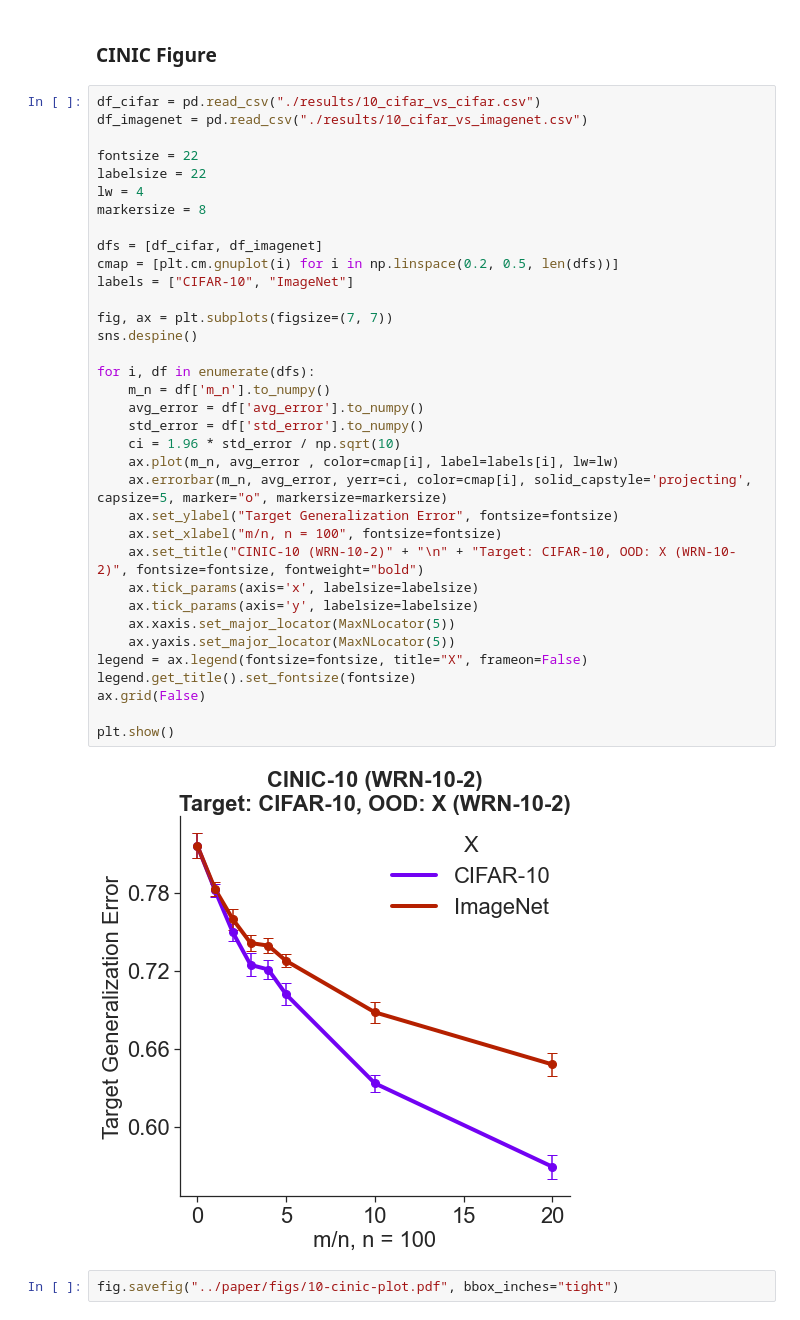
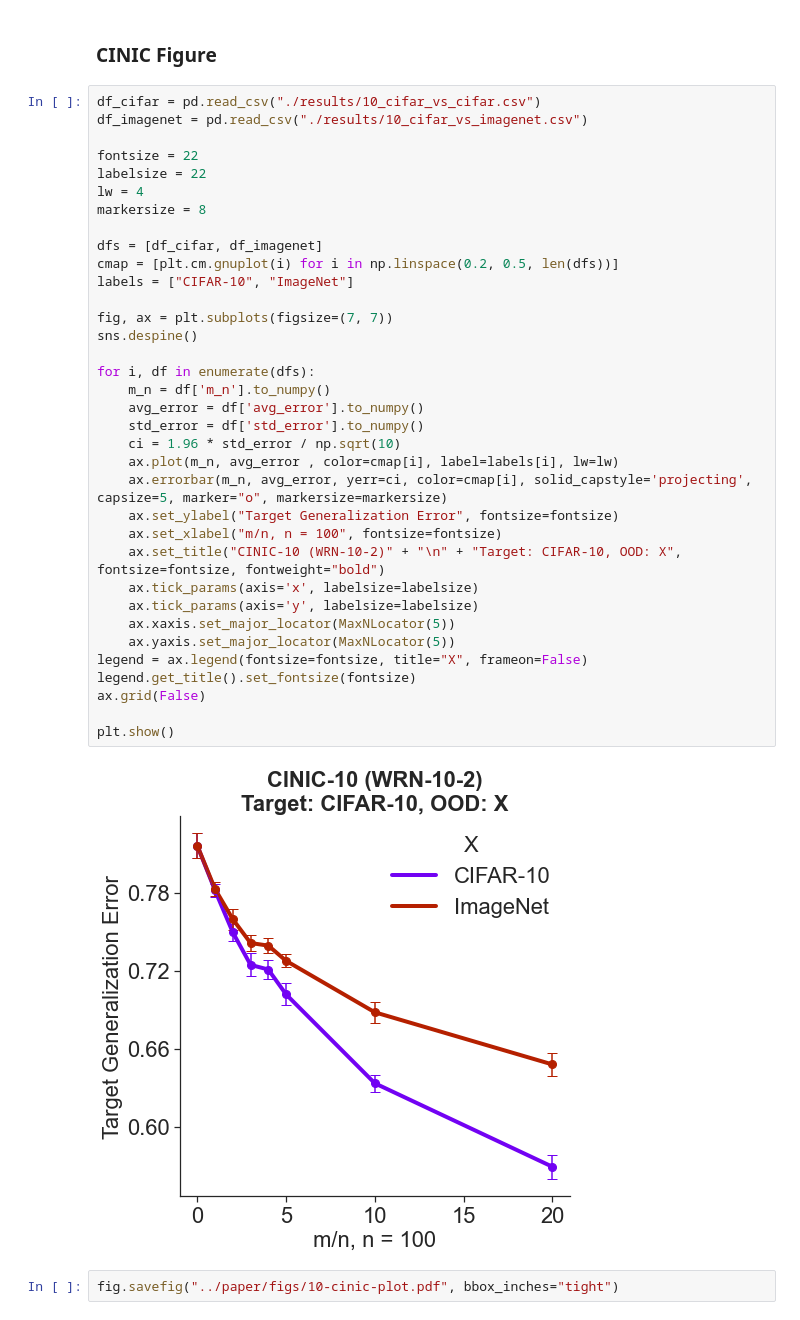
Before and after one commit to Laknath1996/value-of-ood-data, a Jupyter notebook: notebooks/3-deepnets.ipynb, the cells around one changed output. Saved outputs shown, nothing was run; the diff lists cells and outputs as text.

```diff
--- a/notebooks/3-deepnets.ipynb
+++ b/notebooks/3-deepnets.ipynb
@@ -369,35 +369,35 @@ fontsize = 22
 labelsize = 22
 lw = 4
 markersize = 8
 
 dfs = [df_cifar, df_imagenet]
 cmap = [plt.cm.gnuplot(i) for i in np.linspace(0.2, 0.5, len(dfs))]
 labels = ["CIFAR-10", "ImageNet"]
 
 fig, ax = plt.subplots(figsize=(7, 7))
 sns.despine()
 
 for i, df in enumerate(dfs):
     m_n = df['m_n'].to_numpy()
     avg_error = df['avg_error'].to_numpy()
     std_error = df['std_error'].to_numpy()
     ci = 1.96 * std_error / np.sqrt(10)
     ax.plot(m_n, avg_error , color=cmap[i], label=labels[i], lw=lw)
     ax.errorbar(m_n, avg_error, yerr=ci, color=cmap[i], solid_capstyle='projecting', capsize=5, marker="o", markersize=markersize)
     ax.set_ylabel("Target Generalization Error", fontsize=fontsize)
     ax.set_xlabel("m/n, n = 100", fontsize=fontsize)
-    ax.set_title("CINIC-10 (WRN-10-2)" + "\n" + "Target: CIFAR-10, OOD: X (WRN-10-2)", fontsize=fontsize, fontweight="bold")
+    ax.set_title("CINIC-10 (WRN-10-2)" + "\n" + "Target: CIFAR-10, OOD: X", fontsize=fontsize, fontweight="bold")
     ax.tick_params(axis='x', labelsize=labelsize)
     ax.tick_params(axis='y', labelsize=labelsize)
     ax.xaxis.set_major_locator(MaxNLocator(5))
     ax.yaxis.set_major_locator(MaxNLocator(5))
 legend = ax.legend(fontsize=fontsize, title="X", frameon=False)
 legend.get_title().set_fontsize(fontsize)
 ax.grid(False)
 
 plt.show()
 # %% [output]
-[figure, old version]
+[figure, new version]
 # %%
 fig.savefig("../paper/figs/10-cinic-plot.pdf", bbox_inches="tight")
 # %% [markdown]
```
